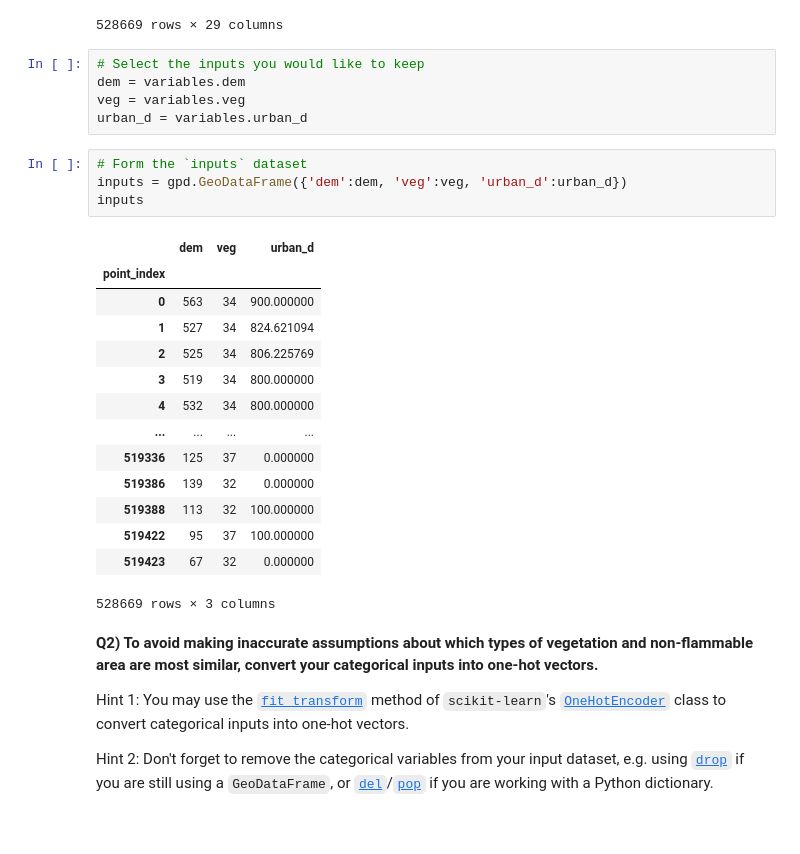
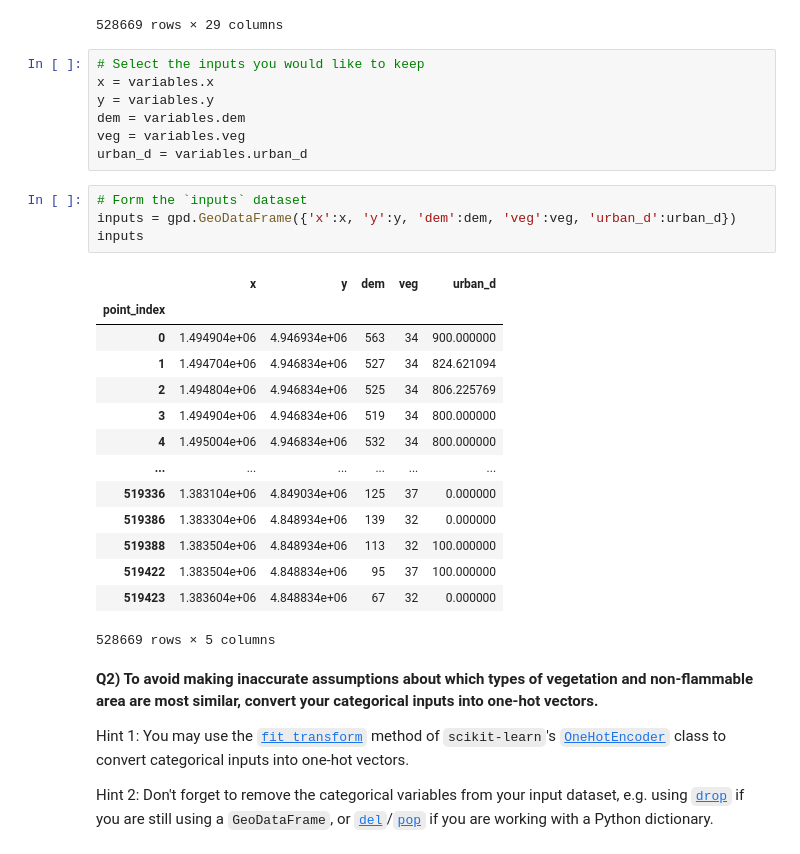
Before and after one commit to AlePol27/2022_ML_Earth_Env_Sci, a Jupyter notebook: Lab_Notebooks/S3_4_Wildfire_Risk_Italy.ipynb, the cells around one changed output. Cells and saved outputs as stored; diff of their text form.

```diff
--- a/Lab_Notebooks/S3_4_Wildfire_Risk_Italy.ipynb
+++ b/Lab_Notebooks/S3_4_Wildfire_Risk_Italy.ipynb
@@ -116,28 +116,30 @@ variables
 528669 rows × 29 columns
 # %%
 # Select the inputs you would like to keep
+x = variables.x
+y = variables.y
 dem = variables.dem
 veg = variables.veg
 urban_d = variables.urban_d
 # %%
 # Form the `inputs` dataset
-inputs = gpd.GeoDataFrame({'dem':dem, 'veg':veg, 'urban_d':urban_d})
+inputs = gpd.GeoDataFrame({'x':x, 'y':y, 'dem':dem, 'veg':veg, 'urban_d':urban_d})
 inputs
 # %% [output]
-|  | dem | veg | urban_d |
-| point_index |  |  |  |
-| 0 | 563 | 34 | 900.000000 |
-| 1 | 527 | 34 | 824.621094 |
-| 2 | 525 | 34 | 806.225769 |
-| 3 | 519 | 34 | 800.000000 |
-| 4 | 532 | 34 | 800.000000 |
-| ... | ... | ... | ... |
-| 519336 | 125 | 37 | 0.000000 |
-| 519386 | 139 | 32 | 0.000000 |
-| 519388 | 113 | 32 | 100.000000 |
-| 519422 | 95 | 37 | 100.000000 |
-| 519423 | 67 | 32 | 0.000000 |
+|  | x | y | dem | veg | urban_d |
+| point_index |  |  |  |  |  |
+| 0 | 1.494904e+06 | 4.946934e+06 | 563 | 34 | 900.000000 |
+| 1 | 1.494704e+06 | 4.946834e+06 | 527 | 34 | 824.621094 |
+| 2 | 1.494804e+06 | 4.946834e+06 | 525 | 34 | 806.225769 |
+| 3 | 1.494904e+06 | 4.946834e+06 | 519 | 34 | 800.000000 |
+| 4 | 1.495004e+06 | 4.946834e+06 | 532 | 34 | 800.000000 |
+| ... | ... | ... | ... | ... | ... |
+| 519336 | 1.383104e+06 | 4.849034e+06 | 125 | 37 | 0.000000 |
+| 519386 | 1.383304e+06 | 4.848934e+06 | 139 | 32 | 0.000000 |
+| 519388 | 1.383504e+06 | 4.848934e+06 | 113 | 32 | 100.000000 |
+| 519422 | 1.383504e+06 | 4.848834e+06 | 95 | 37 | 100.000000 |
+| 519423 | 1.383604e+06 | 4.848834e+06 | 67 | 32 | 0.000000 |
-528669 rows × 3 columns
+528669 rows × 5 columns
 # %% [markdown]
 **Q2) To avoid making inaccurate assumptions about which types of vegetation and non-flammable area are most similar, convert your categorical inputs into one-hot vectors.**
 
```
Also changed, not shown: parts of 7 cells of this notebook.
